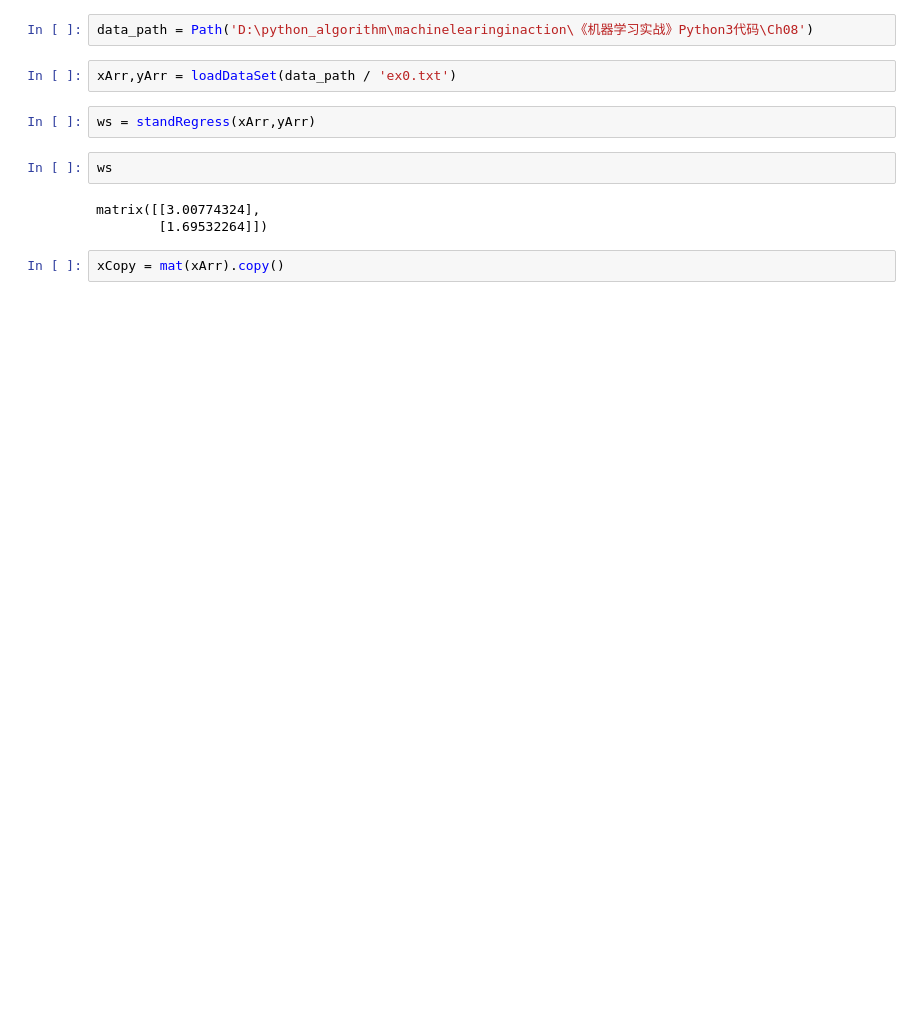
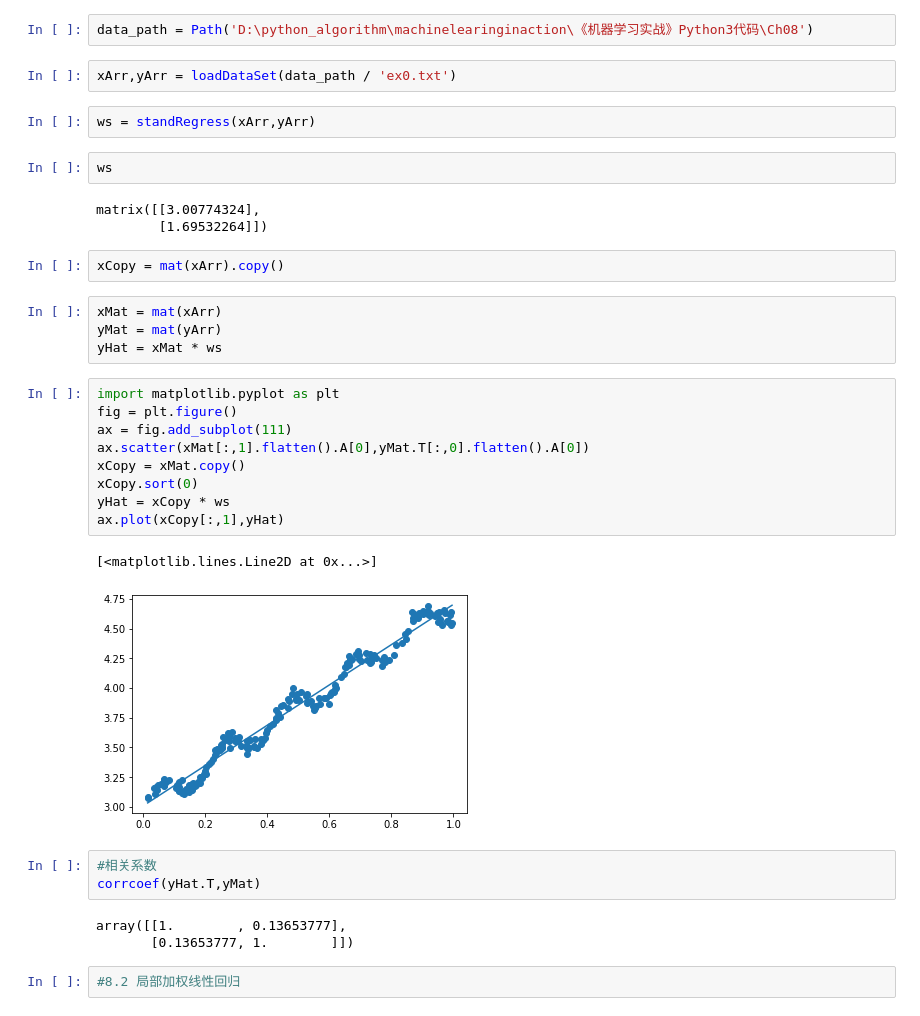
Before and after one commit to ITS-PLAY/machine_learning_algo, a Jupyter notebook: 第八章线性回归.ipynb, the cells around one changed output. Cells and saved outputs as stored; diff of their text form; blank space fills up the shorter version.

```diff
--- a/第八章线性回归.ipynb
+++ b/第八章线性回归.ipynb
@@ -40,3 +40,27 @@ matrix([[3.00774324],
         [1.69532264]])
 # %%
 xCopy = mat(xArr).copy()
+# %%
+xMat = mat(xArr)
+yMat = mat(yArr)
+yHat = xMat * ws
+# %%
+import matplotlib.pyplot as plt
+fig = plt.figure()
+ax = fig.add_subplot(111)
+ax.scatter(xMat[:,1].flatten().A[0],yMat.T[:,0].flatten().A[0])
+xCopy = xMat.copy()
+xCopy.sort(0)
+yHat = xCopy * ws
+ax.plot(xCopy[:,1],yHat)
+# %% [output]
+[<matplotlib.lines.Line2D at 0x...>]
+[figure, added]
+# %%
+#相关系数
+corrcoef(yHat.T,yMat)
+# %% [output]
+array([[1.        , 0.13653777],
+       [0.13653777, 1.        ]])
+# %%
+#8.2 局部加权线性回归
```
Also changed, not shown: parts of 7 cells of this notebook.
